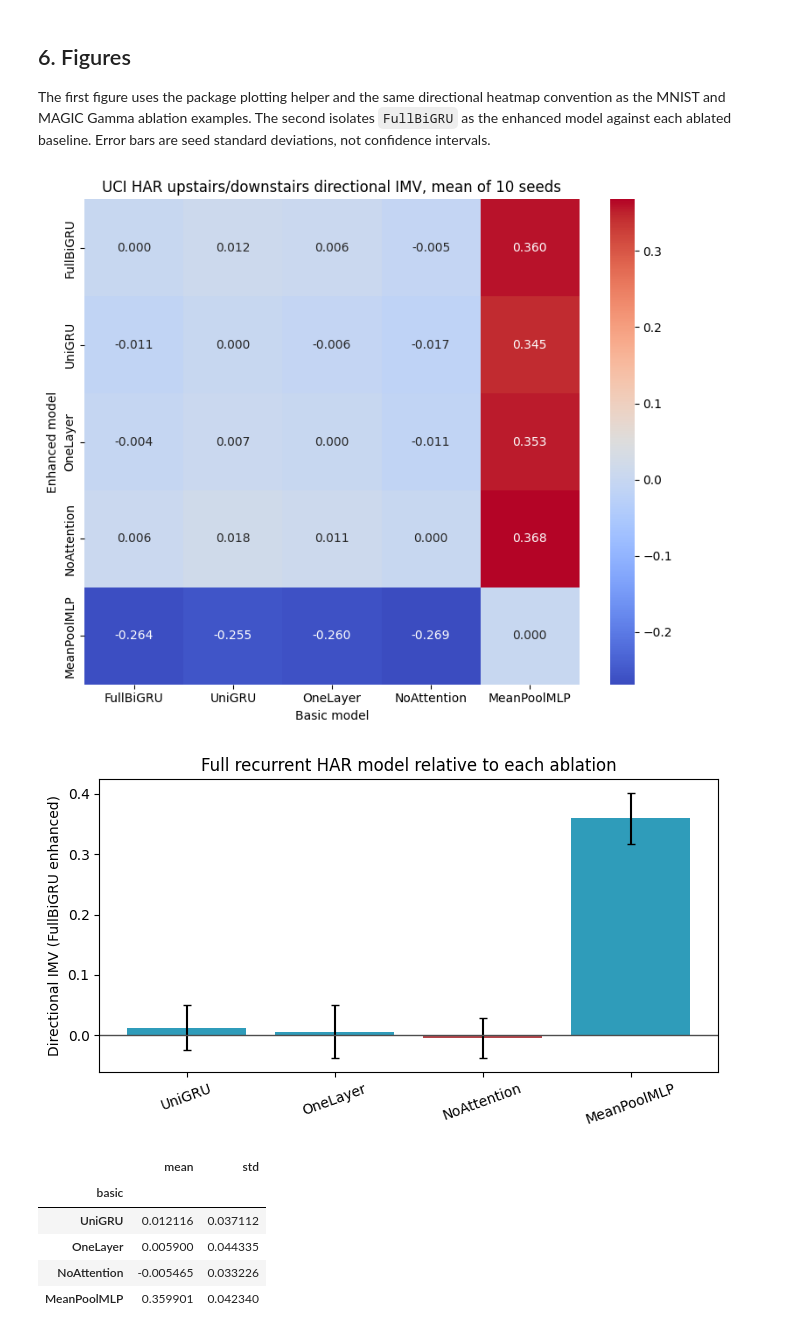
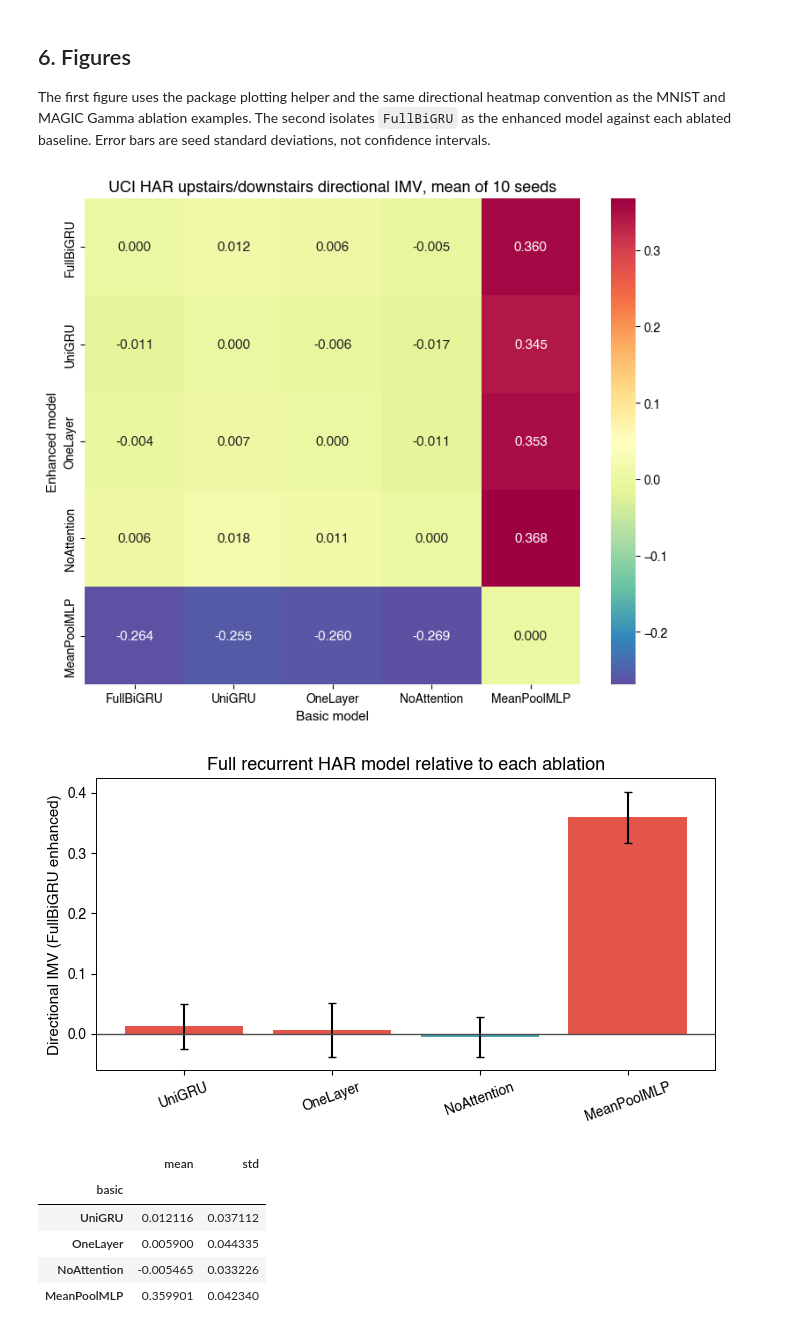
Before and after one commit to intermodelvigorish/IMV_ML, a Jupyter notebook: src/ablation_imv/ablation_imv_har.ipynb, the cells around one changed output. Cells and saved outputs as stored; diff of their text form; code cells hidden in the pictures.

```diff
--- a/src/ablation_imv/ablation_imv_har.ipynb
+++ b/src/ablation_imv/ablation_imv_har.ipynb
@@ -644,6 +650,7 @@ seed standard deviations, not confidence intervals.
 # %%
 fig, ax = plot_ablation_matrix(
     mean_matrix,
+    cmap=COLORMAP,
     figsize=(7.8, 6.5),
     title=f"UCI HAR upstairs/downstairs directional IMV, mean of {len(SEEDS)} seeds",
 )
@@ -657,36 +664,36 @@ matrix_paths = {file_format: relative_path(path, start=ARTIFACTS)
 plt.show()
 
 full_vs_ablation = (
     by_seed[(by_seed["enhanced"] == "FullBiGRU") & (by_seed["basic"] != "FullBiGRU")]
     .groupby("basic", sort=False)["ablation_imv"]
     .agg(["mean", "std"])
     .reindex(VARIANTS[1:])
 )
 full_vs_ablation.to_csv(RESULTS / "har_full_vs_ablation.csv")
 
 fig2, ax2 = plt.subplots(figsize=(7, 4))
-colors = ["#2f9cba" if value >= 0 else "#b4464b" for value in full_vs_ablation["mean"]]
+colors = [plt.get_cmap(COLORMAP)(0.85 if value >= 0 else 0.15) for value in full_vs_ablation["mean"]]
 ax2.bar(
     full_vs_ablation.index,
     full_vs_ablation["mean"],
     yerr=full_vs_ablation["std"].fillna(0),
     capsize=3,
     color=colors,
 )
 ax2.axhline(0, color="0.3", linewidth=1)
 ax2.set_ylabel("Directional IMV (FullBiGRU enhanced)")
 ax2.set_title("Full recurrent HAR model relative to each ablation")
 ax2.tick_params(axis="x", rotation=20)
 fig2.tight_layout()
 comparison_paths = {file_format: relative_path(path, start=ARTIFACTS)
                     for file_format, path in save_figure(
                         fig2, FIGURES / "ablation_imv_har__full_vs_ablation"
                     ).items()}
 plt.show()
 full_vs_ablation
 # %% [output]
-[figure, old version]
+[figure, new version]
-[figure, old version]
+[figure, new version]
 |  | mean | std |
 | basic |  |  |
 | UniGRU | 0.012116 | 0.037112 |
```
Also changed, not shown: parts of 1 cell of this notebook, 25 other files.
